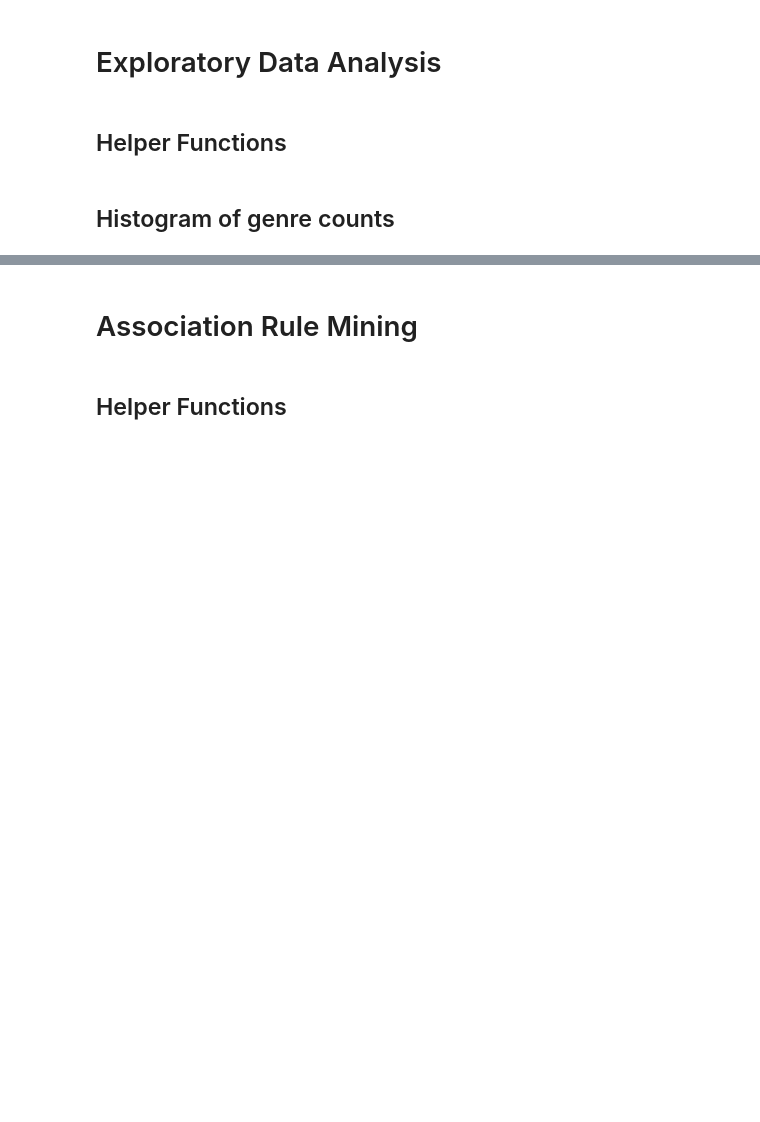
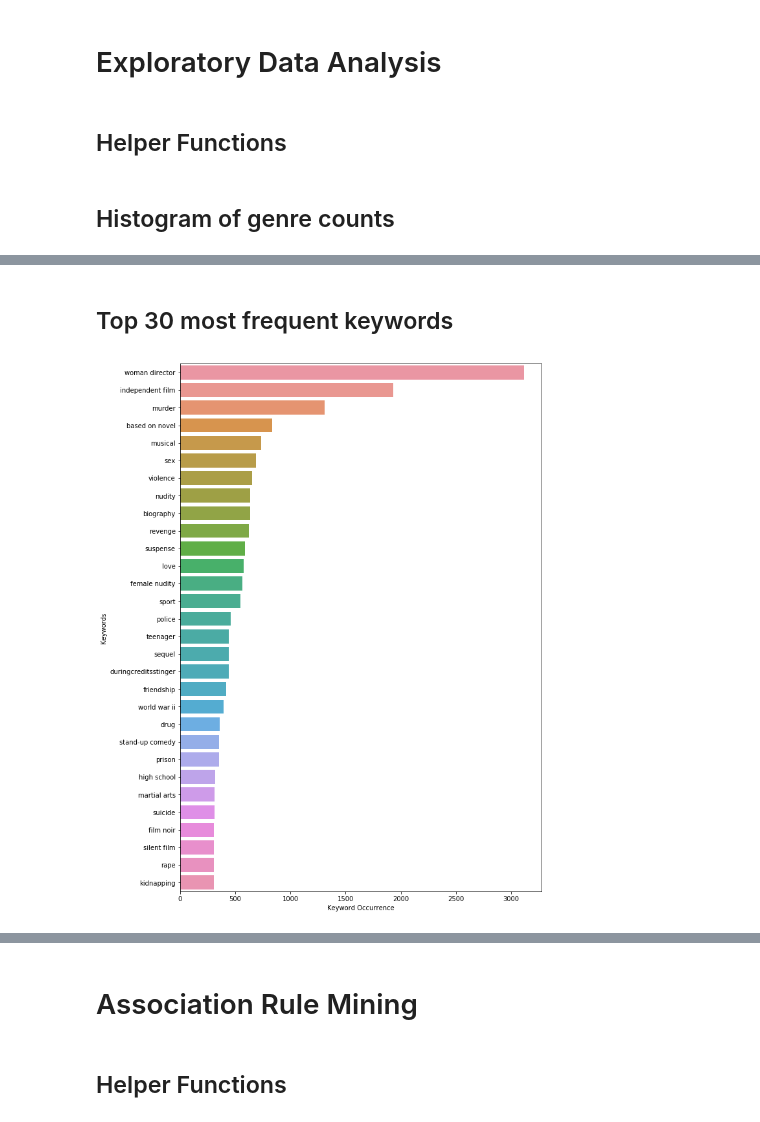
Before and after one commit to shapu/Data-Mining-Final-Project, a Jupyter notebook: MovieDatasetClassification.ipynb, the cells around one changed output, grey strips where cells are left out. Saved outputs shown, nothing was run; the diff lists cells and outputs as text; code cells hidden in the pictures; blank space fills up the shorter version.

```diff
--- a/MovieDatasetClassification.ipynb
+++ b/MovieDatasetClassification.ipynb
@@ -270,0 +308,7 @@ def plot_boxplots(df,cols,col_name,size=(50,20)):
+# %% [markdown]
+## Top 30 most frequent keywords
+# %%
+top_30 = most_frequent_words(frequent_keywords)
+plot_histogram(top_30,'Keywords','Keyword Occurrence')
+# %% [output]
+[figure, added]
```
Also changed, not shown: parts of 29 cells of this notebook.
